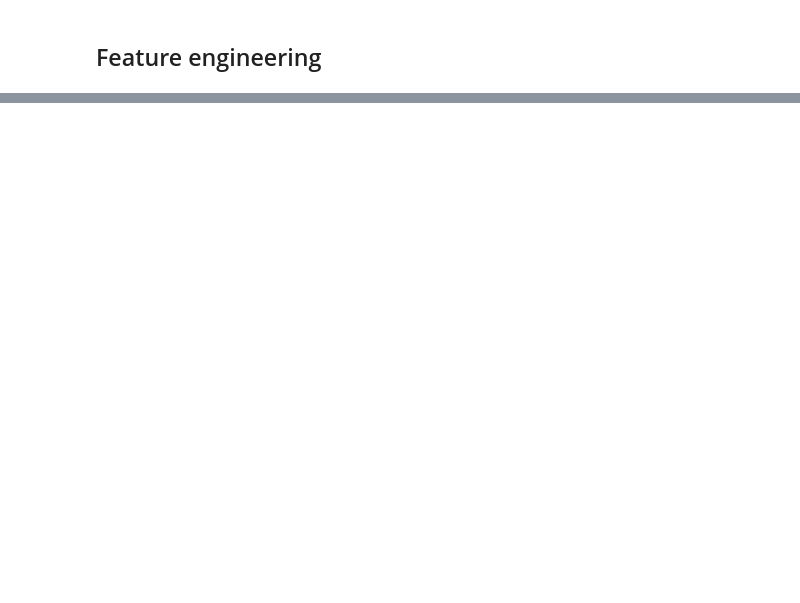
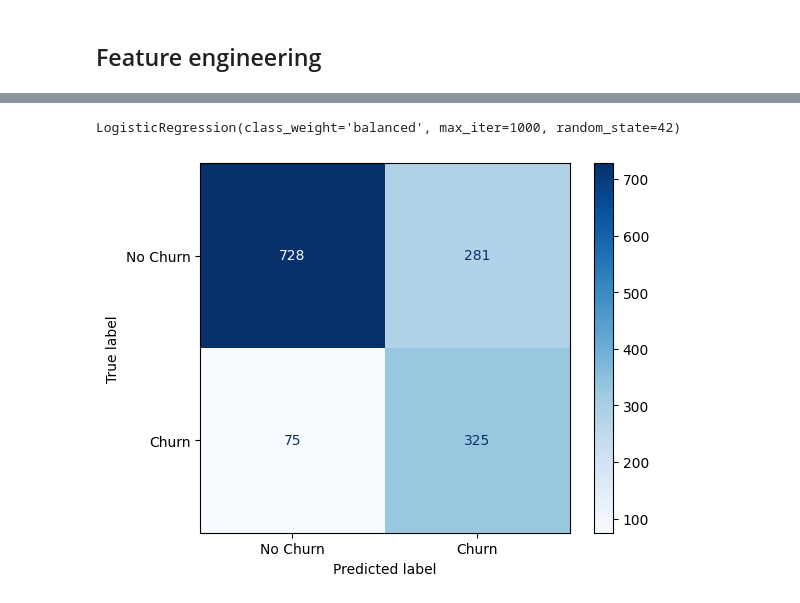
Before and after one commit to kirilvino/Swan-Project-Team-7, a Jupyter notebook: swan_jacob.ipynb, the cells around one changed output, grey strips where cells are left out. Drawn from its saved outputs; the diff is of its cells as text; code cells hidden in the pictures; blank space fills up the shorter version.

Commit message:
Initial logistic regression model done!

```diff
--- a/swan_jacob.ipynb
+++ b/swan_jacob.ipynb
@@ -171,0 +134,6 @@ sns.heatmap(
+# %%
+### Fill missing values
+median = X_train_fe.loc[~(X_train_fe['total_charges'] == ' ')]['total_charges'].astype('float').median()
+print(f'The median value of total charges is {median}')
+X_train_fe['total_charges'] = X_train_fe['total_charges'].replace({' ': median})
+X_test_fe['total_charges'] = X_test_fe['total_charges'].replace({' ': median})
@@ -171,0 +142,4 @@ sns.heatmap(
+# %%
+scaler = StandardScaler()
+X_train_scaled = scaler.fit_transform(X_train_fe)
+X_test_scaled = scaler.transform(X_test_fe)
@@ -171,0 +160,23 @@ sns.heatmap(
+# %%
+log_reg = LogisticRegression(
+    random_state=42,
+    class_weight= 'balanced',
+    max_iter = 1000,
+    C=1.0
+)
+
+log_reg.fit(X_train_scaled, y_train)
+# %% [output]
+LogisticRegression(class_weight='balanced', max_iter=1000, random_state=42)
+# %%
+y_pred = log_reg.predict(X_test_scaled)
+y_pred_proba = log_reg.predict_proba(X_test_scaled)[:, 1]
+# %%
+cm = confusion_matrix(y_test, y_pred)
+disp = ConfusionMatrixDisplay(confusion_matrix=cm,
+                              display_labels=['No Churn', 'Churn'],
+                              )
+disp.plot(cmap='Blues')
+plt.show()
+# %% [output]
+[figure, added]
```
Also changed, not shown: parts of 33 cells of this notebook.
